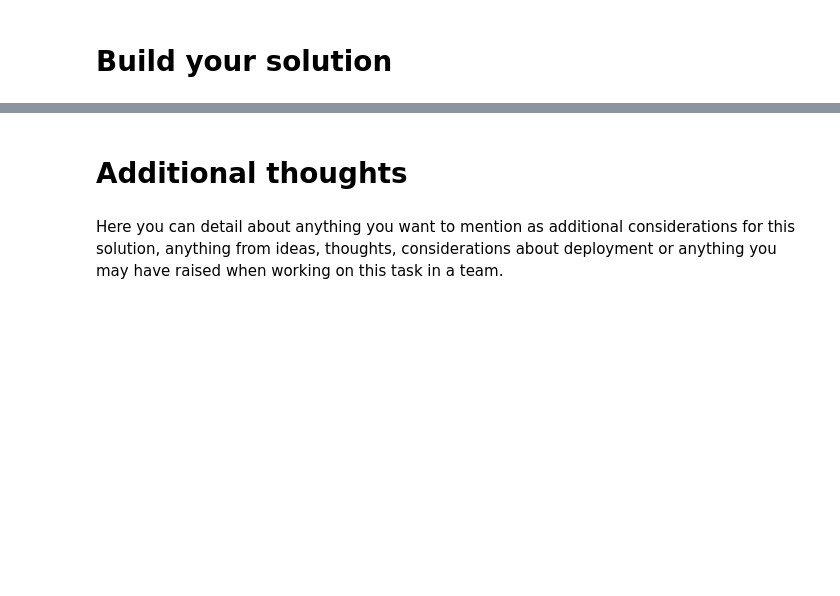
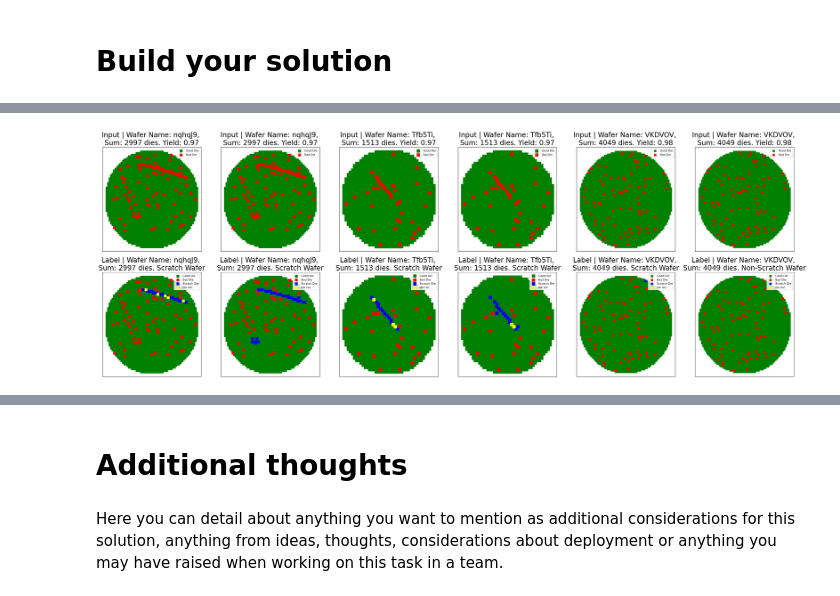
Before and after one commit to alex-shvachko/WaferScratchDetection, a Jupyter notebook: scratch_detection_assignment.ipynb, the cells around one changed output, grey strips where cells are left out. Cells and saved outputs as stored; diff of their text form; code cells hidden in the pictures; blank space fills up the shorter version.

```diff
--- a/scratch_detection_assignment.ipynb
+++ b/scratch_detection_assignment.ipynb
@@ -218,0 +510,3 @@ plot_wafer_maps(list_sample_test, figsize = 8, labels = False)
+# %%
+df_train = pd.read_csv('df_train.csv')
+df_train.head()
@@ -218,0 +531,10 @@ plot_wafer_maps(list_sample_test, figsize = 8, labels = False)
+# %%
+# feture selection cell
+FEATURES = [c for c in df_train.columns # features excluded
+            if c not in ["Unnamed: 0", "WaferName", "DieX", "DieY", "IsScratchDie", "radon_mean", "radon_std", "radon_prominence"]]
+X_full = df_train[FEATURES]
+y_full = df_train["IsScratchDie"]
+
+# class imbalance weight
+# tuned by hand for now, may expect optuna optimizations.
+pos_weight = 2.231787226703697
@@ -218,0 +748,35 @@ plot_wafer_maps(list_sample_test, figsize = 8, labels = False)
+# %%
+#felt like i need to make some visual comparison to determine model imperfection causses
+def compare_ground_truth_vs_prediction(df, model, features, n_wafers=1, threshold=0.4, figsize=8):
+    """
+    Com
+    """
+    selected_wafer_names = df['WaferName'].sample(n=n_wafers).tolist()
+    wafer_df_list = []
+
+    for wafer_name in selected_wafer_names:
+        wafer_df = df[df['WaferName'] == wafer_name].copy()
+
+        X = wafer_df[features]
+        wafer_df['IsScratchDie_pred'] = (model.predict_proba(X)[:, 1] >= threshold).astype(int)
+
+        wafer_gt = wafer_df.copy()
+        wafer_gt['IsScratchDie'] = wafer_gt['IsScratchDie']  # ground truth
+
+        wafer_pred = wafer_df.copy()
+        wafer_pred['IsScratchDie'] = wafer_pred['IsScratchDie_pred']  # prediction заменяет ground truth
+
+        wafer_df_list.extend([wafer_gt, wafer_pred])
+
+    plot_wafer_maps(wafer_df_list, figsize=figsize, labels=True)
+
+compare_ground_truth_vs_prediction(
+    df=df_train,
+    model=final_model,
+    features=FEATURES,
+    n_wafers=3,   #outputs double inputs but its correct, it shows real  correct prediciton and model's prediciton
+    threshold=0.35,
+    figsize=6
+)
+# %% [output]
+[figure, added]
```
Also changed, not shown: parts of 39 cells of this notebook, 3 other files.
